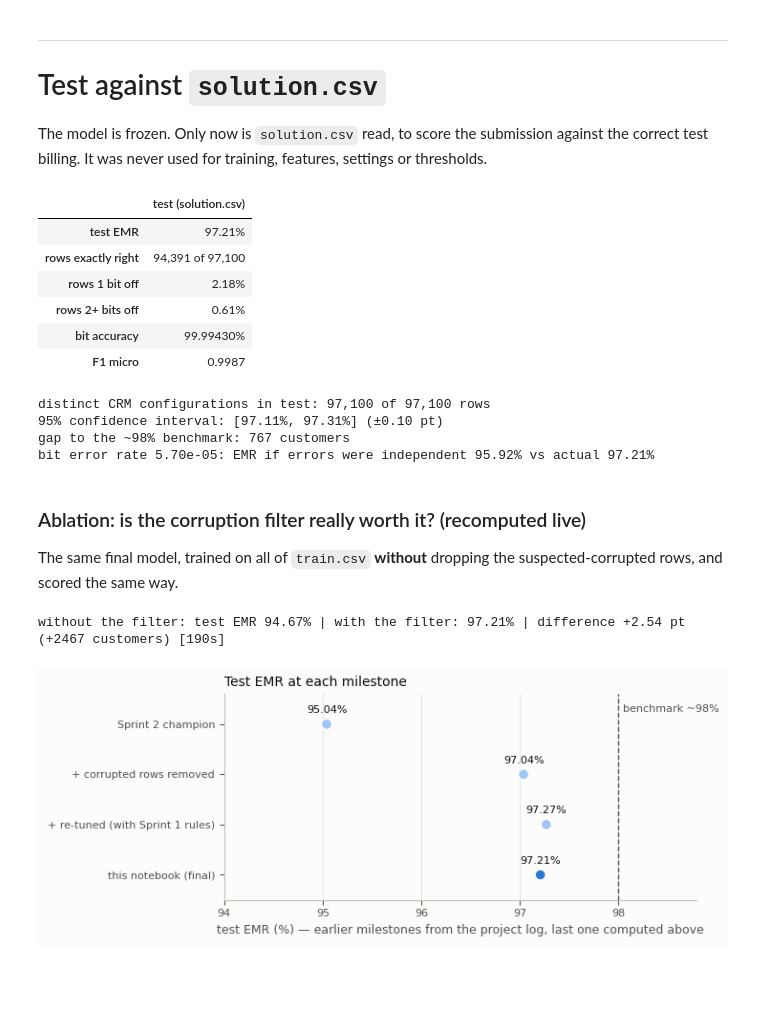
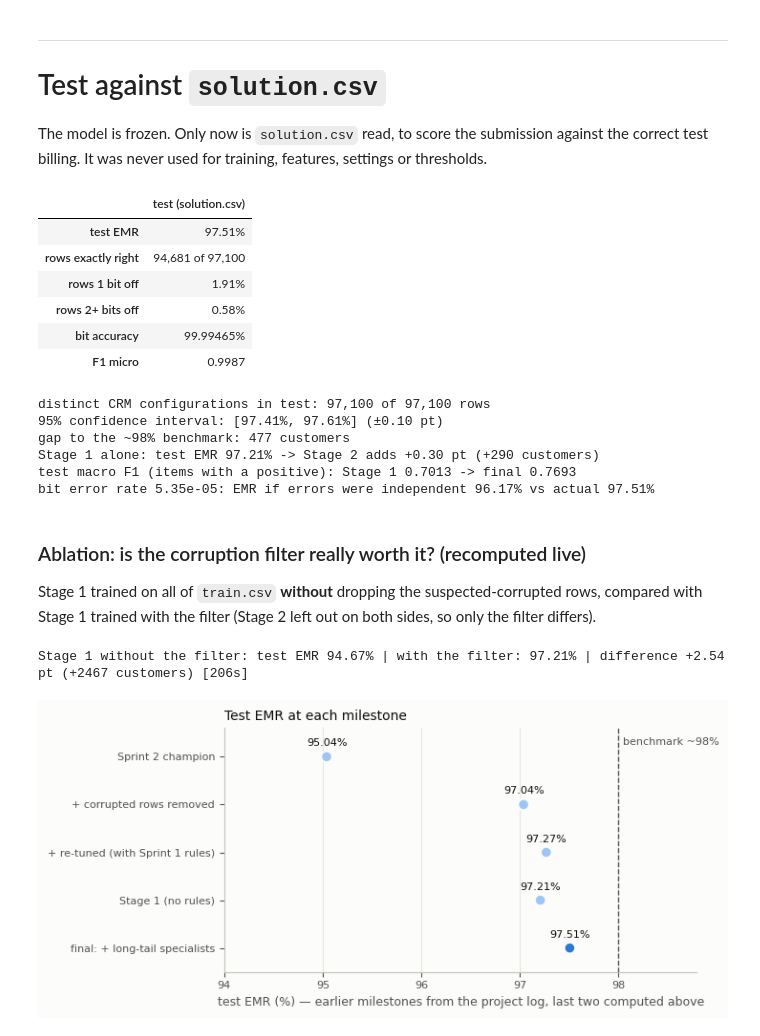
Before and after one commit to therealblitz00/ECQ, a Jupyter notebook: notebooks/sprint3_final.ipynb, the cells around one changed output. Drawn from its saved outputs; the diff is of its cells as text; code cells hidden in the pictures; blank space fills up the shorter version.

```diff
--- a/notebooks/sprint3_final.ipynb
+++ b/notebooks/sprint3_final.ipynb
@@ -1091,9 +1250,17 @@ keep_all = test_like & (rare_tr < 4)
 Xa, Ya = unique_configs(X[keep_all], Y[keep_all])
 t0 = time.time()
 final_models = fit_models(Xa, Ya)
-_, pred_test = predict(final_models, X_test)
-print(f'dropped {(~keep_all).sum():,} rows ({(~keep_all).mean():.1%}); trained on {len(Xa):,} unique '
+_, pred_test1 = predict(final_models, X_test)
+print(f'Stage 1: dropped {(~keep_all).sum():,} rows ({(~keep_all).mean():.1%}); trained on {len(Xa):,} unique '
       f'configurations in {time.time() - t0:.0f}s')
+
+t0 = time.time()
+lt_all = long_tail_labels(Ya, oof_proba(Xa, Ya), config_weights(X[keep_all]))
+final_spec = fit_specialists(Xa, Ya, lt_all)
+pred_test = two_stage(pred_test1, final_spec, lt_all, X_test)
+added = pred_test != pred_test1
+print(f'Stage 2: {len(lt_all)} long-tail items (training OOF F1 < 0.5); {int(added.sum())} billing items added '
+      f'for {int(added.any(1).sum())} test customers [{time.time() - t0:.0f}s]')
 
 sub = pd.DataFrame({'MSISDN': msisdn_test, 'Bill_Conf': [''.join(r) for r in pred_test.astype(str)]})
 assert len(sub) == 97_100 and sub.notna().all().all() and sub['MSISDN'].is_unique
@@ -1118,7 +1286,7 @@ correct test billing. It was never used for training, features, settings or thre
 # %%
 sol = pd.read_csv(f'{DATA}/solution.csv', dtype=str)
 m = sub.merge(sol, on='MSISDN', suffixes=('', '_true'))
-assert len(m) == len(sub) == len(sol)
+assert len(m) == len(sub) == len(sol) and (m['MSISDN'].to_numpy() == msisdn_test).all()
 to_bits = lambda s: np.array([np.frombuffer(x.encode(), np.uint8) - 48 for x in s])
 Yt_test, Yp_test = to_bits(m['Bill_Conf_true']), to_bits(m['Bill_Conf'])
 wrong = (Yt_test != Yp_test).sum(1)
@@ -1137,56 +1305,66 @@ print(f'distinct CRM configurations in test: {factorize_rows(X_test)[1]:,} of {l
 half = 1.96 * np.sqrt(test_emr * (1 - test_emr) / len(wrong))
 print(f'95% confidence interval: [{test_emr - half:.2%}, {test_emr + half:.2%}] (±{half * 100:.2f} pt)')
 print(f'gap to the ~98% benchmark: {(0.98 - test_emr) * len(wrong):.0f} customers')
+test_emr1 = np.mean((pred_test1 == Yt_test).all(1))
+print(f'Stage 1 alone: test EMR {test_emr1:.2%} -> Stage 2 adds {(test_emr - test_emr1) * 100:+.2f} pt '
+      f'({(test_emr - test_emr1) * len(wrong):+.0f} customers)')
+act_t = Yt_test.sum(0) > 0
+f1m = lambda Pr: f1_score(Yt_test[:, act_t], Pr[:, act_t], average='macro', zero_division=0)
+print(f'test macro F1 (items with a positive): Stage 1 {f1m(pred_test1):.4f} -> final {f1m(Yp_test):.4f}')
 be = (Yt_test != Yp_test).mean()
 print(f'bit error rate {be:.2e}: EMR if errors were independent {(1 - be) ** 731:.2%} vs actual {test_emr:.2%}')
 # %% [output]
 |  | test (solution.csv) |
-| test EMR | 97.21% |
-| rows exactly right | 94,391 of 97,100 |
-| rows 1 bit off | 2.18% |
-| rows 2+ bits off | 0.61% |
-| bit accuracy | 99.99430% |
+| test EMR | 97.51% |
+| rows exactly right | 94,681 of 97,100 |
+| rows 1 bit off | 1.91% |
+| rows 2+ bits off | 0.58% |
+| bit accuracy | 99.99465% |
 | F1 micro | 0.9987 |
 distinct CRM configurations in test: 97,100 of 97,100 rows
-95% confidence interval: [97.11%, 97.31%] (±0.10 pt)
-gap to the ~98% benchmark: 767 customers
-bit error rate 5.70e-05: EMR if errors were independent 95.92% vs actual 97.21%
+95% confidence interval: [97.41%, 97.61%] (±0.10 pt)
+gap to the ~98% benchmark: 477 customers
+Stage 1 alone: test EMR 97.21% -> Stage 2 adds +0.30 pt (+290 customers)
+test macro F1 (items with a positive): Stage 1 0.7013 -> final 0.7693
+bit error rate 5.35e-05: EMR if errors were independent 96.17% vs actual 97.51%
 # %% [markdown]
 ### Ablation: is the corruption filter really worth it? (recomputed live)
 
-The same final model, trained on all of `train.csv` **without** dropping the
-suspected-corrupted rows, and scored the same way.
+Stage 1 trained on all of `train.csv` **without** dropping the suspected-corrupted rows,
+compared with Stage 1 trained with the filter (Stage 2 left out on both sides, so only the
+filter differs).
 # %%
 Xn, Yn = unique_configs(X, Y)
 t0 = time.time()
 _, pred_nofilter = predict(fit_models(Xn, Yn), X_test)
 truth = sol.set_index('MSISDN').loc[msisdn_test, 'Bill_Conf'].to_numpy()
 emr_nofilter = np.mean(np.array([''.join(r) for r in pred_nofilter.astype(str)]) == truth)
-print(f'without the filter: test EMR {emr_nofilter:.2%} | with the filter: {test_emr:.2%} | '
-      f'difference {(test_emr - emr_nofilter) * 100:+.2f} pt ({(test_emr - emr_nofilter) * len(wrong):+.0f} customers) '
+print(f'Stage 1 without the filter: test EMR {emr_nofilter:.2%} | with the filter: {test_emr1:.2%} | '
+      f'difference {(test_emr1 - emr_nofilter) * 100:+.2f} pt ({(test_emr1 - emr_nofilter) * len(wrong):+.0f} customers) '
       f'[{time.time() - t0:.0f}s]')
 
 milestones = {'Sprint 2 champion': 0.9504, '+ corrupted rows removed': 0.9704,
-              '+ re-tuned (with Sprint 1 rules)': 0.9727, 'this notebook (final)': test_emr}
+              '+ re-tuned (with Sprint 1 rules)': 0.9727, 'Stage 1 (no rules)': test_emr1,
+              'final: + long-tail specialists': test_emr}
 labels = list(milestones)[::-1]
 vals = [milestones[k] * 100 for k in labels]
-fig, ax = plt.subplots(figsize=(7.2, 3.0))
+fig, ax = plt.subplots(figsize=(7.2, 3.4))
 # Dots, not bars: the axis is zoomed to 94-99%, and bars would exaggerate the differences.
-ax.scatter(vals, labels, s=70, color=[BLUE] + [LIGHT_BLUE] * 3, edgecolors=SURFACE, linewidths=1.5, zorder=3)
+ax.scatter(vals, labels, s=70, color=[BLUE] + [LIGHT_BLUE] * 4, edgecolors=SURFACE, linewidths=1.5, zorder=3)
 ax.axvline(98, color=INK2, lw=1, ls='--')
-ax.text(98.05, 3.25, 'benchmark ~98%', color=INK2, fontsize=8)
+ax.text(98.05, 4.25, 'benchmark ~98%', color=INK2, fontsize=8)
 for y, v in enumerate(vals):
     ax.text(v, y + 0.22, f'{v:.2f}%', ha='center', color=INK, fontsize=8)
 ax.set_xlim(94, 98.8)
-ax.set_ylim(-0.5, 3.6)
+ax.set_ylim(-0.5, 4.6)
 style(ax)
-ax.set_xlabel('test EMR (%) — earlier milestones from the project log, last one computed above', color=INK2)
+ax.set_xlabel('test EMR (%) — earlier milestones from the project log, last two computed above', color=INK2)
 ax.set_title('Test EMR at each milestone', loc='left', color=INK, fontsize=10)
 plt.tight_layout()
 plt.show()
 # %% [output]
-without the filter: test EMR 94.67% | with the filter: 97.21% | difference +2.54 pt (+2467 customers) [190s]
+Stage 1 without the filter: test EMR 94.67% | with the filter: 97.21% | difference +2.54 pt (+2467 customers) [206s]
-[figure, old version]
+[figure, new version]
 # %% [markdown]
 ---
 # Threats to validity
```
Also changed, not shown: parts of 16 cells of this notebook, 6 other files.
